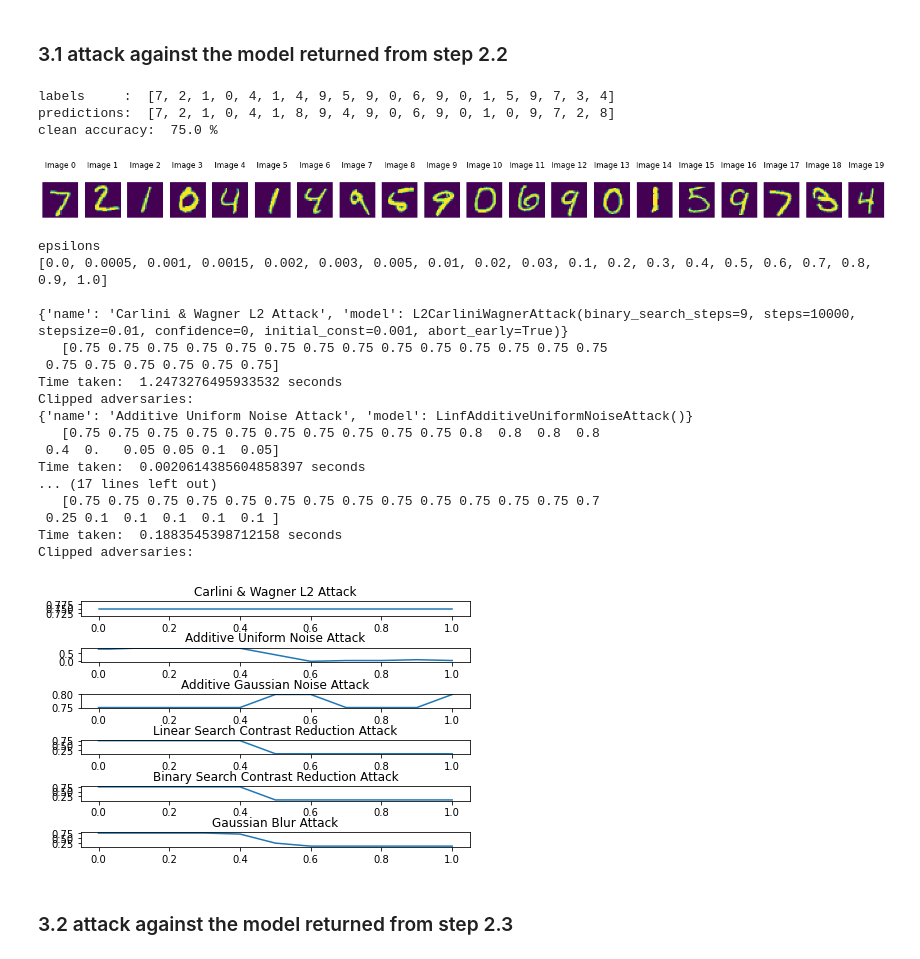
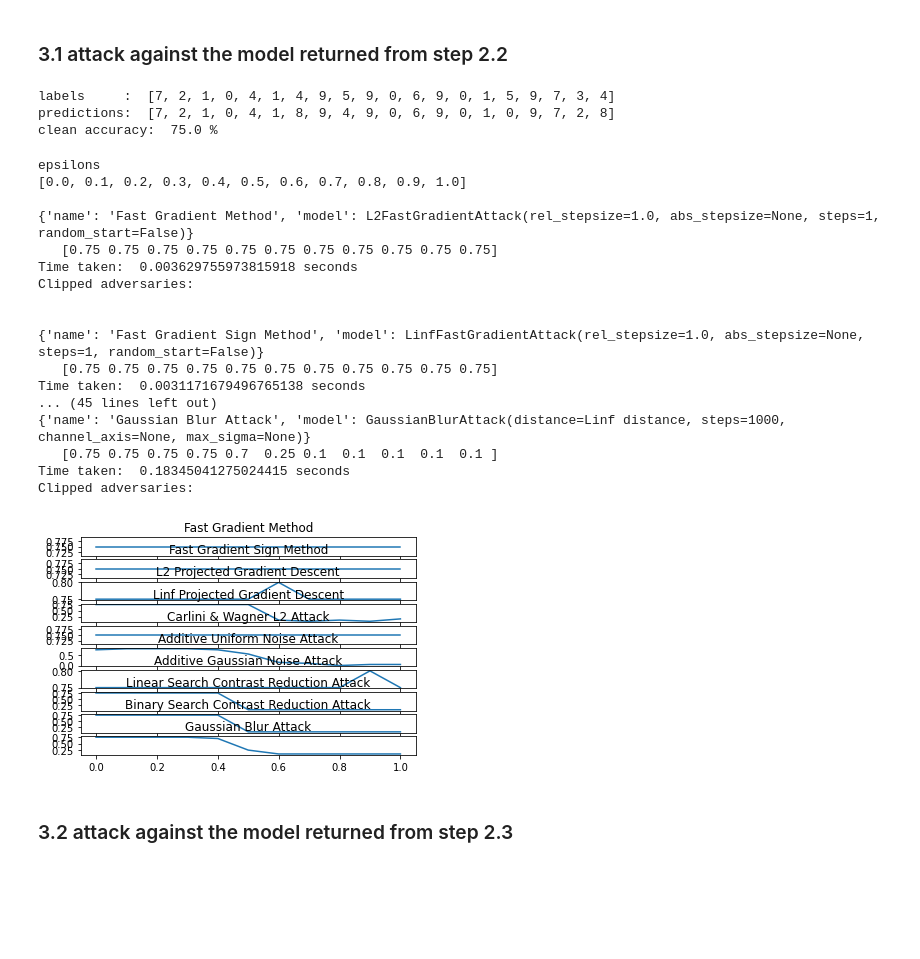
Before and after one commit to zyzhang1130/CS5340-group-project, a Jupyter notebook: pytorch_NB.ipynb, the cells around one changed output. Saved outputs shown, nothing was run; the diff lists cells and outputs as text; code cells hidden in the pictures; blank space fills up the shorter version.

Commit message:
update the model that work with graidnet based attack

```diff
--- a/pytorch_NB.ipynb
+++ b/pytorch_NB.ipynb
@@ -261,13 +255,18 @@ class NaiveBayes(torch.nn.Module):
         self.means=means
         self.vars=variances
 
+    def straight_through_estimator(self, x):
+        x_hard = torch.zeros_like(x)
+        x_hard[x>=0.5] = 1
+        x = x_hard + x - x.detach()
+        return x
+
     def forward(self, X):
         X = X.reshape(X.shape[0], -1)
-        X = torch.tensor(X, requires_grad=True).to(device=device)
+        X = self.straight_through_estimator(X)
         y_likelihood_all = self.predict_likelihood(X)
-        y_likelihood_all_copy = torch.tensor(y_likelihood_all, requires_grad=True).to(device=device)
         softmax = torch.nn.Softmax(dim=0)
-        softmax_all = softmax(y_likelihood_all_copy)
+        softmax_all = softmax(y_likelihood_all)
         return softmax_all.T
 
     def predict(self, X):
@@ -279,7 +278,6 @@ class NaiveBayes(torch.nn.Module):
         return result
 
     def predict_likelihood(self, X):
-        X = binarization_torch(X)
         likelihood_all = torch.empty((self.y_classes.shape[0], X.shape[0])).to(device=device)
         for i in range(self.y_classes.shape[0]):
             GaussianDistribution = D.Normal(self.means[i,:], self.vars[i,:])
@@ -384,11 +382,11 @@ def plot_images(images):
 model = gnb_clf_torch1.eval()
 fmodel = PyTorchModel(model, bounds=(0, 1))
 batch_size = 20
-images, labels = samples(fmodel, dataset="mnist", batchsize=20)
+images, labels = samples(fmodel, dataset="mnist", batchsize=batch_size)
 
 clean_acc = accuracy(fmodel, images, labels)
 predictions = fmodel(images).argmax(-1)
-plot_images(images.cpu().numpy())
+# plot_images(images.cpu().numpy())
 print("labels     : ", [l for l in labels.cpu().numpy()])
 print("predictions: ", [l for l in predictions.cpu().numpy()])
 
@@ -397,16 +395,15 @@ print(f"clean accuracy:  {clean_acc * 100:.1f} %")
 labels     :  [7, 2, 1, 0, 4, 1, 4, 9, 5, 9, 0, 6, 9, 0, 1, 5, 9, 7, 3, 4]
 predictions:  [7, 2, 1, 0, 4, 1, 8, 9, 4, 9, 0, 6, 9, 0, 1, 0, 9, 7, 2, 8]
 clean accuracy:  75.0 %
-[figure, removed]
 # %%
 %matplotlib inline
 
 attacks = [
            # gradient-based attacks
-#            {"name": "Fast Gradient Method", "model": fa.L2FastGradientAttack()},
-#            {"name": "Fast Gradient Sign Method", "model": fa.LinfFastGradientAttack()},
-#            {"name": "L2 Projected Gradient Descent", "model": fa.L2ProjectedGradientDescentAttack()},
-#            {"name": "Linf Projected Gradient Descent", "model": fa.LinfProjectedGradientDescentAttack()},
+           {"name": "Fast Gradient Method", "model": fa.L2FastGradientAttack()},
+           {"name": "Fast Gradient Sign Method", "model": fa.LinfFastGradientAttack()},
+           {"name": "L2 Projected Gradient Descent", "model": fa.L2ProjectedGradientDescentAttack()},
+           {"name": "Linf Projected Gradient Descent", "model": fa.LinfProjectedGradientDescentAttack()},
            {"name": "Carlini & Wagner L2 Attack", "model": fa.L2CarliniWagnerAttack()},
 
         # decision-based attacks
@@ -420,15 +417,15 @@ attacks = [
 
 epsilons = [
         0.0,
-        0.0005,
-        0.001,
-        0.0015,
-        0.002,
-        0.003,
-        0.005,
-        0.01,
-        0.02,
-        0.03,
+#         0.0005,
+#         0.001,
+#         0.0015,
+#         0.002,
+#         0.003,
+#         0.005,
+#         0.01,
+#         0.02,
+#         0.03,
         0.1,
         0.2,
         0.3,
@@ -447,48 +444,48 @@ print("")
 attack_success = np.zeros((len(attacks), len(epsilons), len(images)), dtype=bool)
 fig, axs = plt.subplots(len(attacks))
 fig.tight_layout()
 for i, attack in enumerate(attacks):
     # plot_images(images.cpu().numpy())
     # The raw adversarial examples. This depends on the attack and we cannot make an guarantees about this output.
     # The clipped adversarial examples. These are guaranteed to not be perturbed more than epsilon and thus are the actual adversarial examples you want to visualize. Note that some of them might not actually switch the class. To know which samples are actually adversarial, you should look at the third tensor.
     # The third tensor contains a boolean for each sample, indicating which samples are true adversarials that are both misclassified and within the epsilon balls around the clean samples.
     t1 = time.time()
     raw_adv, clipped_adv, is_adv = attack["model"](fmodel, images, labels, epsilons=epsilons)
     t2 = time.time()
     success_ = is_adv.cpu().numpy()
     attack_success[i] = success_
     print(attack)
     print("  ", 1.0 - success_.mean(axis=-1).round(2))
     print("Time taken: ", (t2 - t1) / batch_size, "seconds")
 
     # plot the robust accuracy against epsilons for the particular attack
     robust_accuracy = 1 - is_adv.float().mean(axis=-1)
     axs[i].plot(epsilons, robust_accuracy.cpu().numpy())
     axs[i].set_title(attack["name"])
     # axs.plot(epsilons, robust_accuracy.cpu().numpy())
     # axs.set_title(attack["name"])
 
-    print("Clipped adversaries: ")
+    print("Clipped adversaries: \n\n")
     # plot_images(clipped_adv[0].cpu().numpy())
 # %% [output]
 epsilons
-[0.0, 0.0005, 0.001, 0.0015, 0.002, 0.003, 0.005, 0.01, 0.02, 0.03, 0.1, 0.2, 0.3, 0.4, 0.5, 0.6, 0.7, 0.8, 0.9, 1.0]
+[0.0, 0.1, 0.2, 0.3, 0.4, 0.5, 0.6, 0.7, 0.8, 0.9, 1.0]
 
-{'name': 'Carlini & Wagner L2 Attack', 'model': L2CarliniWagnerAttack(binary_search_steps=9, steps=10000, stepsize=0.01, confidence=0, initial_const=0.001, abort_early=True)}
-   [0.75 0.75 0.75 0.75 0.75 0.75 0.75 0.75 0.75 0.75 0.75 0.75 0.75 0.75
- 0.75 0.75 0.75 0.75 0.75 0.75]
-Time taken:  1.2473276495933532 seconds
+{'name': 'Fast Gradient Method', 'model': L2FastGradientAttack(rel_stepsize=1.0, abs_stepsize=None, steps=1, random_start=False)}
+   [0.75 0.75 0.75 0.75 0.75 0.75 0.75 0.75 0.75 0.75 0.75]
+Time taken:  0.003629755973815918 seconds
 Clipped adversaries:
-{'name': 'Additive Uniform Noise Attack', 'model': LinfAdditiveUniformNoiseAttack()}
-   [0.75 0.75 0.75 0.75 0.75 0.75 0.75 0.75 0.75 0.75 0.8  0.8  0.8  0.8
- 0.4  0.   0.05 0.05 0.1  0.05]
-Time taken:  0.0020614385604858397 seconds
-... (17 lines left out)
-   [0.75 0.75 0.75 0.75 0.75 0.75 0.75 0.75 0.75 0.75 0.75 0.75 0.75 0.7
- 0.25 0.1  0.1  0.1  0.1  0.1 ]
-Time taken:  0.1883545398712158 seconds
+
+
+{'name': 'Fast Gradient Sign Method', 'model': LinfFastGradientAttack(rel_stepsize=1.0, abs_stepsize=None, steps=1, random_start=False)}
+   [0.75 0.75 0.75 0.75 0.75 0.75 0.75 0.75 0.75 0.75 0.75]
+Time taken:  0.0031171679496765138 seconds
+... (45 lines left out)
+{'name': 'Gaussian Blur Attack', 'model': GaussianBlurAttack(distance=Linf distance, steps=1000, channel_axis=None, max_sigma=None)}
+   [0.75 0.75 0.75 0.75 0.7  0.25 0.1  0.1  0.1  0.1  0.1 ]
+Time taken:  0.18345041275024415 seconds
 Clipped adversaries:
-[figure, old version]
+[figure, new version]
 # %% [markdown]
 ### 3.2  attack against the model returned from step 2.3
 # %%
```
Also changed, not shown: parts of 4 cells of this notebook.
